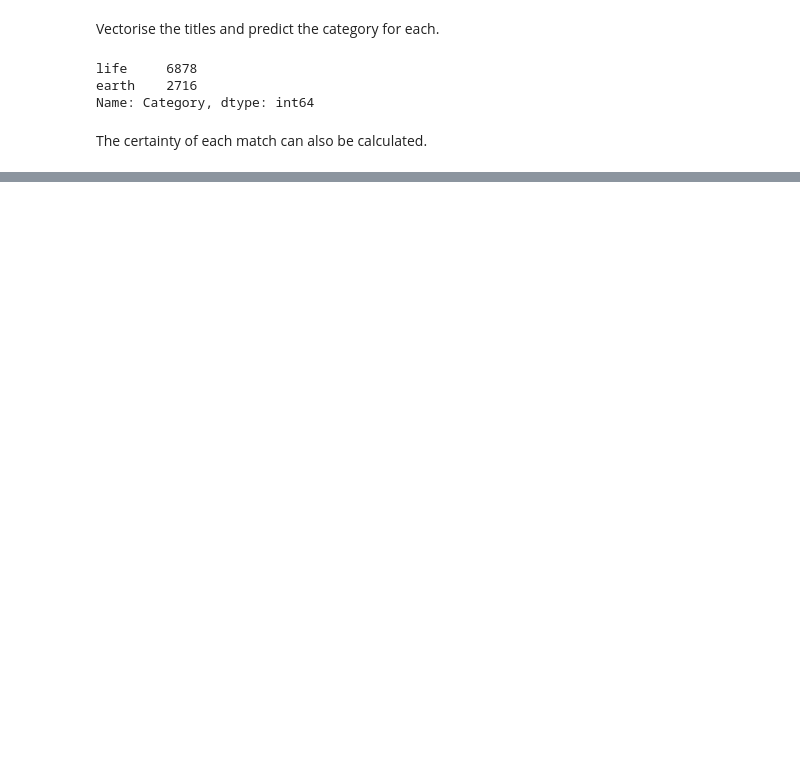
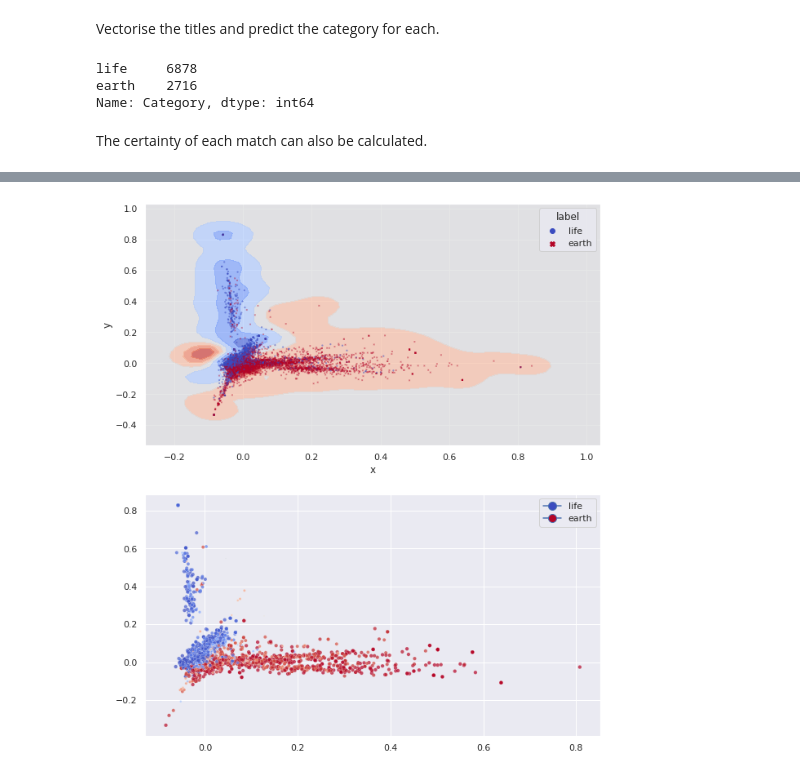
Before and after one commit to NaturalHistoryMuseum/synth_transform, a Jupyter notebook: notebooks/classifiers.ipynb, the cells around one changed output, grey strips where cells are left out. Drawn from its saved outputs; the diff is of its cells as text; code cells hidden in the pictures; blank space fills up the shorter version.

```diff
--- a/notebooks/classifiers.ipynb
+++ b/notebooks/classifiers.ipynb
@@ -403,0 +419,39 @@ plt.show()
+# %%
+from sklearn.decomposition import PCA
+from matplotlib.lines import Line2D
+import numpy as np
+
+pca = PCA(n_components=2).fit(features.toarray())
+
+reduced_training_data = pca.transform(features.toarray())
+# train a new classifier based on just these two features
+reduced_svc_classifier = SVC().fit(reduced_training_data, training_data.label)
+
+x1, x2 = reduced_training_data[:, 0].min() - 0.2, reduced_training_data[:, 0].max() + 0.2
+y1, y2 = reduced_training_data[:, 1].min() - 0.2, reduced_training_data[:, 1].max() + 0.2
+xx, yy = np.meshgrid(np.linspace(x1, x2, 50), np.linspace(y1, y2, 50))
+z = reduced_svc_classifier.decision_function(np.c_[xx.ravel(), yy.ravel()]).reshape(xx.shape)
+
+reduced_titles_data = pca.transform(transformed_titles.toarray())
+# %%
+fig, axes = plt.subplots(nrows=2, figsize=(10,12))
+palette_name = 'coolwarm'
+palette = sns.color_palette(palette_name, n_colors=256)
+
+reduced_training_df = pd.DataFrame({'x': reduced_training_data[:,0], 'y': reduced_training_data[:,1], 'label': training_data.label})
+
+axes[0].contourf(xx, yy, z, alpha=0.7, cmap=palette_name + '_r')
+sns.scatterplot(data=reduced_training_df, x='x', y='y', hue='label', style='label', alpha=0.5, s=5, linewidths=0, edgecolor='none', palette=[palette[0], palette[-1]], ax=axes[0])
+
+reduced_titles_df = pd.DataFrame({'x': reduced_titles_data[:,0], 'y': reduced_titles_data[:,1], 'label': prediction_probabilities[:,0], 'probability': prediction_probabilities.max(axis=1)})
+sns.scatterplot(data=reduced_titles_df, x='x', y='y', hue='label', size='probability', sizes=(2,20), size_norm=(0.5,1), legend=False, palette=palette_name, alpha=0.7, ax=axes[1])
+legend_elements = [Line2D([0], [0], marker='o', label='life', markerfacecolor=palette[0], markersize=10),
+                   Line2D([0], [0], marker='o', label='earth', markerfacecolor=palette[-1], markersize=10),]
+axes[1].legend(handles=legend_elements)
+plt.xlabel('')
+plt.ylabel('')
+
+
+plt.show()
+# %% [output]
+[figure, added]
```
Also changed, not shown: parts of 10 cells of this notebook.
